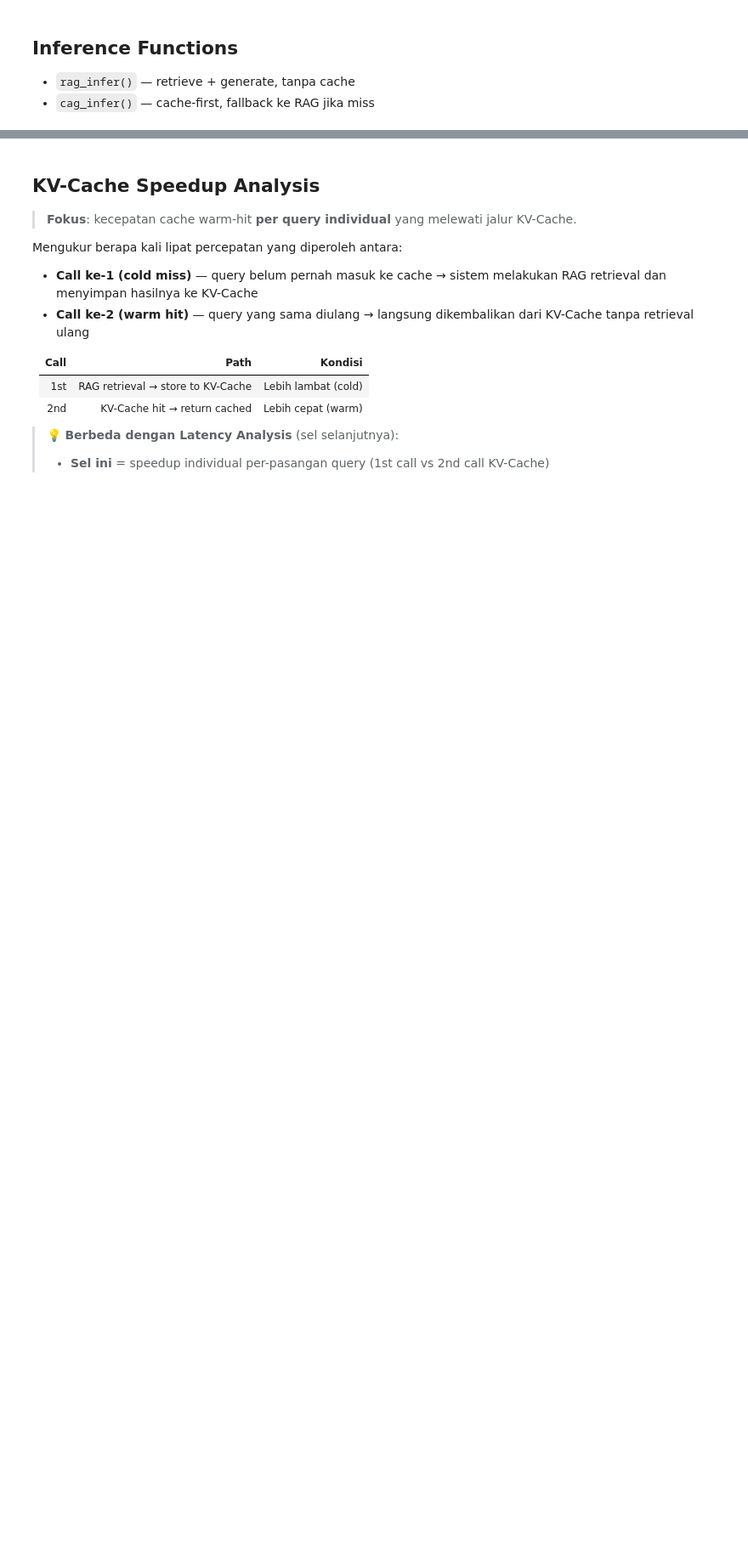
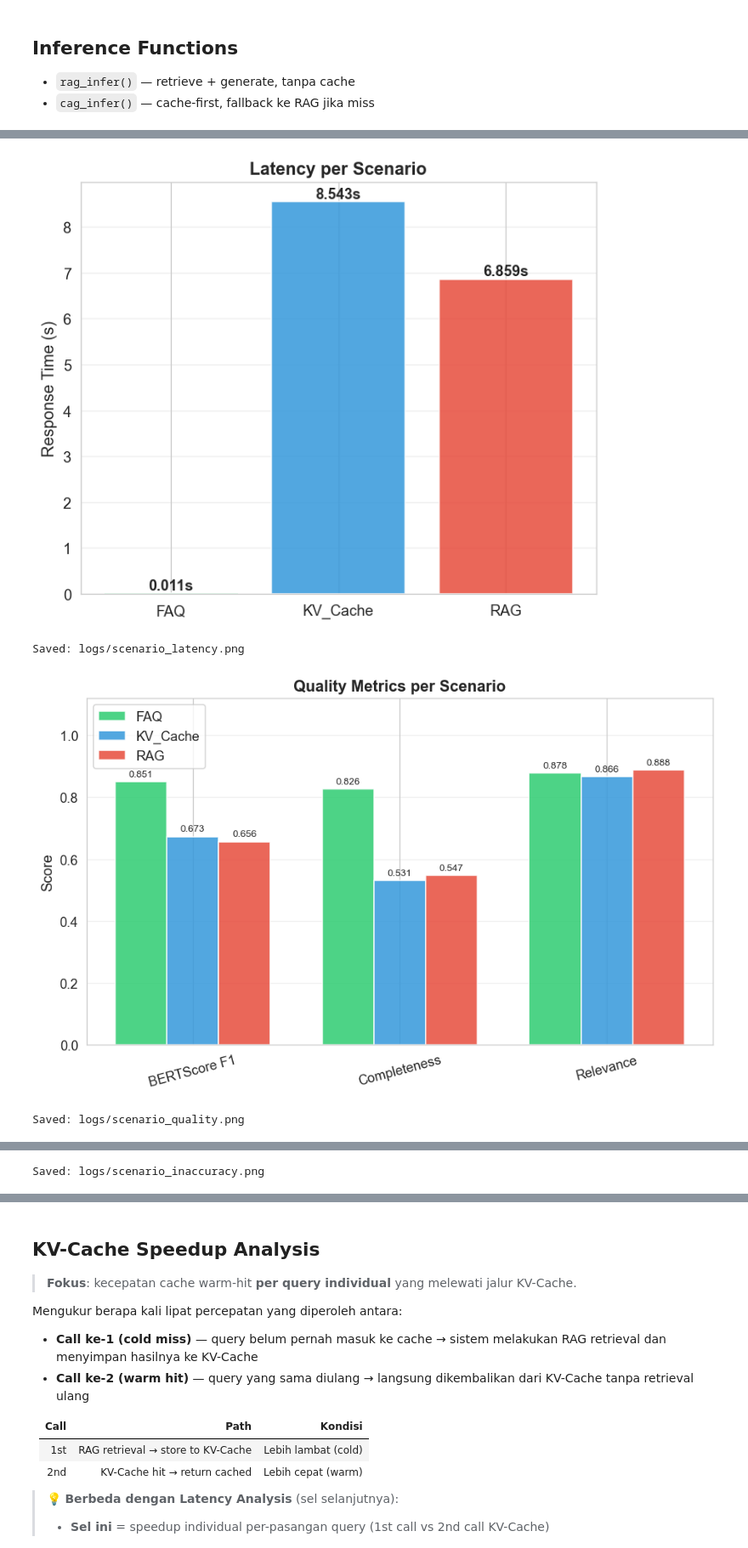
Before and after one commit to samuelsitio26/llm-chatbot-RAG-CAG, a Jupyter notebook: notebooks/Evaluate.ipynb, the cells around one changed output, grey strips where cells are left out. Shown at 85% size. Saved outputs shown, nothing was run; the diff lists cells and outputs as text; code cells hidden in the pictures; blank space fills up the shorter version.

```diff
--- a/notebooks/Evaluate.ipynb
+++ b/notebooks/Evaluate.ipynb
@@ -1071,9 +1599,10 @@ plt.show()
 print("Saved: logs/scenario_latency.png")
 
 # ── 2. Quality Metrics per Scenario (individual figure) ──────────────────
+# Token F1 dihapus — BERTScore F1 sudah mewakili perbandingan semantik
 fig2, ax2 = plt.subplots(figsize=(8, 5))
-quality_metrics = ['bert', 'comp', 'rel', 'token_f1']
-quality_labels  = ['BERTScore F1', 'Completeness', 'Relevance', 'Token F1']
+quality_metrics = ['bert', 'comp', 'rel']
+quality_labels  = ['BERTScore F1', 'Completeness', 'Relevance']
 x = np.arange(len(quality_metrics))
 width = 0.25
 for idx, sc in enumerate(scenarios_available):
@@ -1136,30 +1665,35 @@ ax.grid(axis='y', alpha=0.3)
 
 # panel 2: quality
 ax = axes[1]
 for idx, sc in enumerate(scenarios_available):
     vals = [scenario_metrics[sc][m] for m in quality_metrics]
     ax.bar(x + idx * width, vals, width, label=sc, color=colors[sc], alpha=0.85)
 ax.set_ylabel('Score', fontsize=11)
 ax.set_title('Quality Metrics per Scenario', fontsize=12, fontweight='bold')
 ax.set_xticks(x + width * (len(scenarios_available) - 1) / 2)
 ax.set_xticklabels(quality_labels, rotation=15, fontsize=10)
 ax.legend(fontsize=10)
 ax.set_ylim(0, 1.12)
 ax.grid(axis='y', alpha=0.3)
 
 # panel 3: inaccuracy
 ax = axes[2]
 for idx, sc in enumerate(scenarios_available):
     vals = [scenario_metrics[sc][m] for m in inacc_metrics]
     ax.bar(x + idx * width, vals, width, label=sc, color=colors[sc], alpha=0.85)
 ax.set_ylabel('Rate (lower = better)', fontsize=11)
 ax.set_title('Inaccuracy Metrics per Scenario', fontsize=12, fontweight='bold')
 ax.set_xticks(x + width * (len(scenarios_available) - 1) / 2)
 ax.set_xticklabels(inacc_labels, fontsize=10)
 ax.legend(fontsize=10)
 ax.grid(axis='y', alpha=0.3)
 
 plt.tight_layout()
 plt.savefig('../logs/per_scenario_comparison.png', dpi=300, bbox_inches='tight')
 plt.show()
 print("Saved: logs/per_scenario_comparison.png (overview)")
+# %% [output]
+[figure, added]
+Saved: logs/scenario_latency.png
+[figure, added]
+Saved: logs/scenario_quality.png
@@ -1165,0 +1701 @@ print("Saved: logs/per_scenario_comparison.png (overview)")
+Saved: logs/scenario_inaccuracy.png
```
Also changed, not shown: parts of 26 cells of this notebook, 42 other files.
